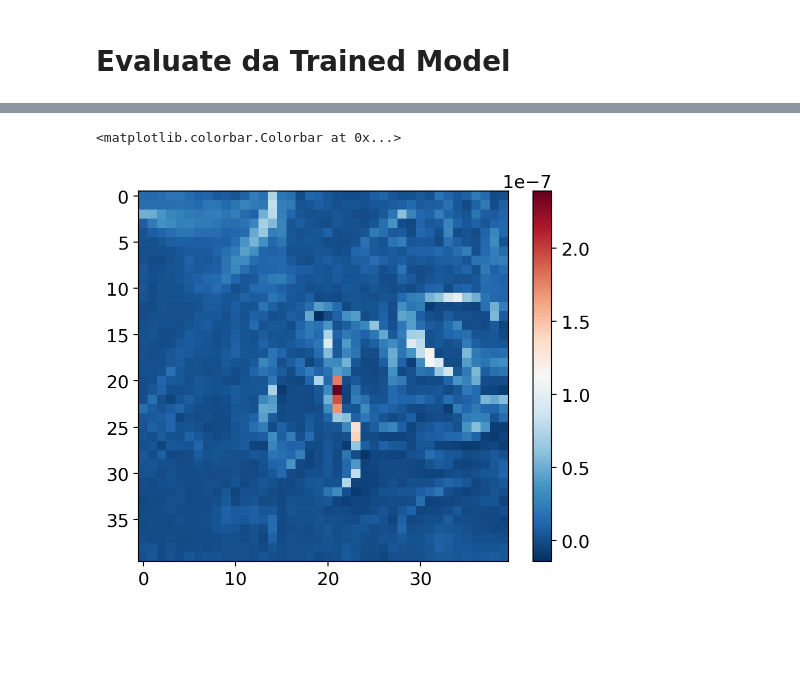
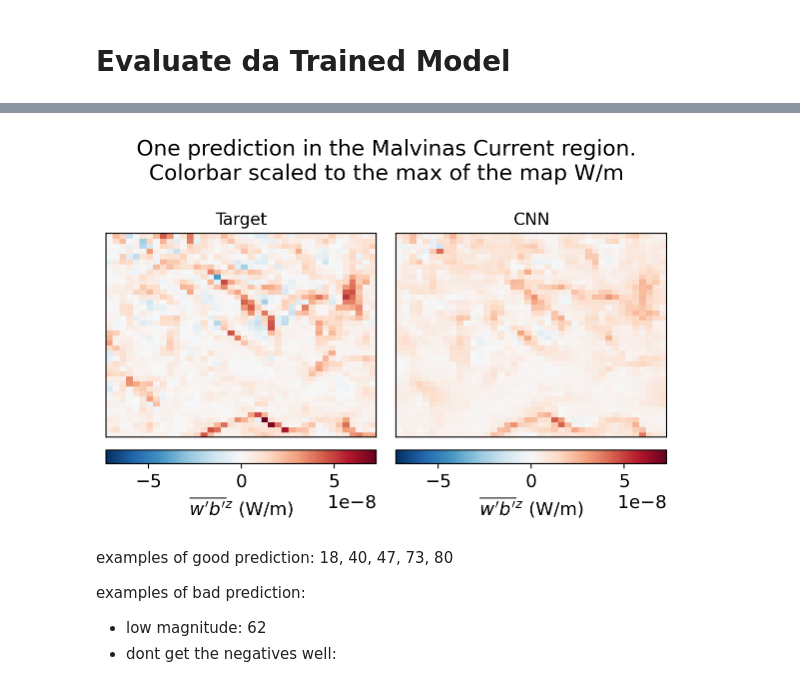
Before and after one commit to andrewfagerheim/ML_project, a Jupyter notebook: submeso_ml_model.ipynb, the cells around one changed output, grey strips where cells are left out. Cells and saved outputs as stored; diff of their text form; code cells hidden in the pictures; blank space fills up the shorter version.

```diff
--- a/submeso_ml_model.ipynb
+++ b/submeso_ml_model.ipynb
@@ -408,8 +416,36 @@ plt.tight_layout()
-# %%
-# looking at a still ordered, non-normalized WB_sg_xr
-plt.imshow(np.flip(WB_sg_og_xr.data[1],axis=0),cmap='RdBu_r')
-#plt.imshow(np.flip(WB_sg_xr.data[1],axis=0),cmap='RdBu_r') for the normalized version.
-plt.colorbar()
-# %% [output]
-<matplotlib.colorbar.Colorbar at 0x...>
-[figure, removed]
+# %%
+ind=83
+
+fig, axes = plt.subplots(nrows=1, ncols=2,figsize=(6,4))
+target_map = y_test_og_xr[ind]
+predicted_map = y_test_mse_pre.WB_sg_og[ind]
+clim = max([target_map.data.max(), abs(target_map.data.min()), predicted_map.data.max(), abs(predicted_map.data.min())])
+
+plt.subplot(1, 2, 1)
+plt.pcolor(np.flip(target_map, axis=0),cmap='RdBu_r',vmin=-clim,vmax=clim)
+plt.xticks([])
+plt.yticks([])
+cb = plt.colorbar(location='bottom',pad=0.05)
+cb.set_label(r'$\overline{w^\prime b^\prime}^z$' + ' (W/m)')
+plt.title('Target',fontsize=12)
+
+plt.subplot(1, 2, 2)
+plt.pcolor(np.flip(predicted_map, axis=0),cmap='RdBu_r',vmin=-clim,vmax=clim)
+plt.xticks([])
+plt.yticks([])
+cb = plt.colorbar(location='bottom',pad=0.05)
+cb.set_label(r'$\overline{w^\prime b^\prime}^z$' + ' (W/m)')
+plt.title('CNN',fontsize=12)
+
+
+loc_ind = int(target_map.location)
+plt.suptitle('One prediction in the '+ label_list[loc_ind]+ ' region.\nColorbar scaled to the max of the map W/m')
+plt.tight_layout()
+# %% [output]
+[figure, added]
+# %% [markdown]
+examples of good prediction: 18, 40, 47, 73, 80
+
+examples of bad prediction:
+- low magnitude: 62
+- dont get the negatives well:
```
Also changed, not shown: parts of 26 cells of this notebook.
